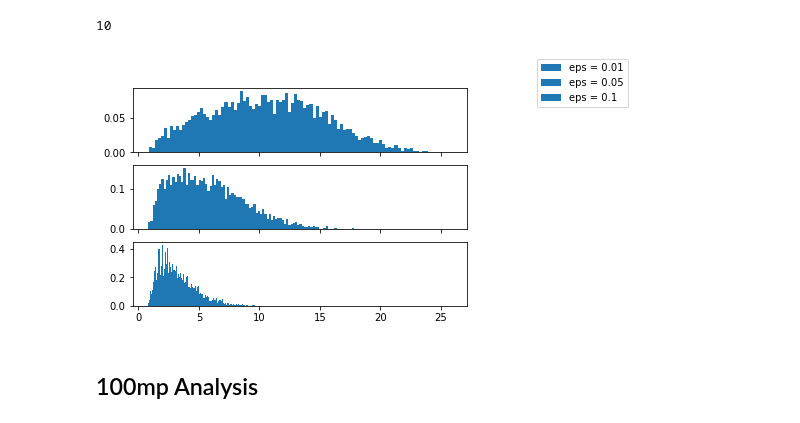
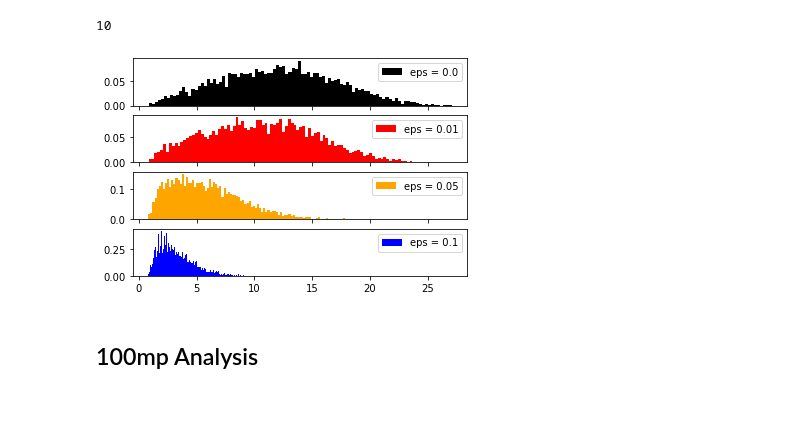
Before and after one commit to qtaylorphys/BH_Extremal, a Jupyter notebook: Analysis.ipynb, the cells around one changed output. Saved outputs shown, nothing was run; the diff lists cells and outputs as text; code cells hidden in the pictures.

Commit message:
updated stacked plots

```diff
--- a/Analysis.ipynb
+++ b/Analysis.ipynb
@@ -73,14 +73,19 @@ zoom[-1]
 # %% [output]
 10
 # %%
-fig, ax = plt.subplots(3, sharex = True)
-ax[0].hist(b2_array[:,0], bins = 100, density = True, label = "eps = 0.01")
-ax[1].hist(b2_array[:,4], bins = 100, density = True, label = "eps = 0.05")
-ax[2].hist(b2_array[:,-1], bins = 100, density = True, label = "eps = 0.1")
-fig.legend(bbox_to_anchor=(1.05, 1.0), loc='upper left')
+fig, ax = plt.subplots(4, sharex = True)
+ax[0].hist(b_array[:,0], bins = 100, density = True, color = 'black', label = f"eps = {bias[0]/100}")
+ax[1].hist(b2_array[:,0], bins = 100, density = True, color = 'red', label = f"eps = {zoom[0]/100}")
+ax[2].hist(b2_array[:,4], bins = 100, density = True, color = 'orange', label = f"eps = {zoom[4]/100}")
+ax[3].hist(b2_array[:,-1], bins = 100, density = True, color = 'blue', label = f"eps = {zoom[-1]/100}")
+ax[0].legend()
+ax[1].legend()
+ax[2].legend()
+ax[3].legend()
+#fig.legend(bbox_to_anchor=(1.05, 1.0), loc='upper left')
 fig.savefig(f"/home/qtaylor/BH_extremal/Outputs/Bias_Plots_stacked.png")
 # %% [output]
-[figure, old version]
+[figure, new version]
 # %% [markdown]
 ## 100mp Analysis
 # %%
```
